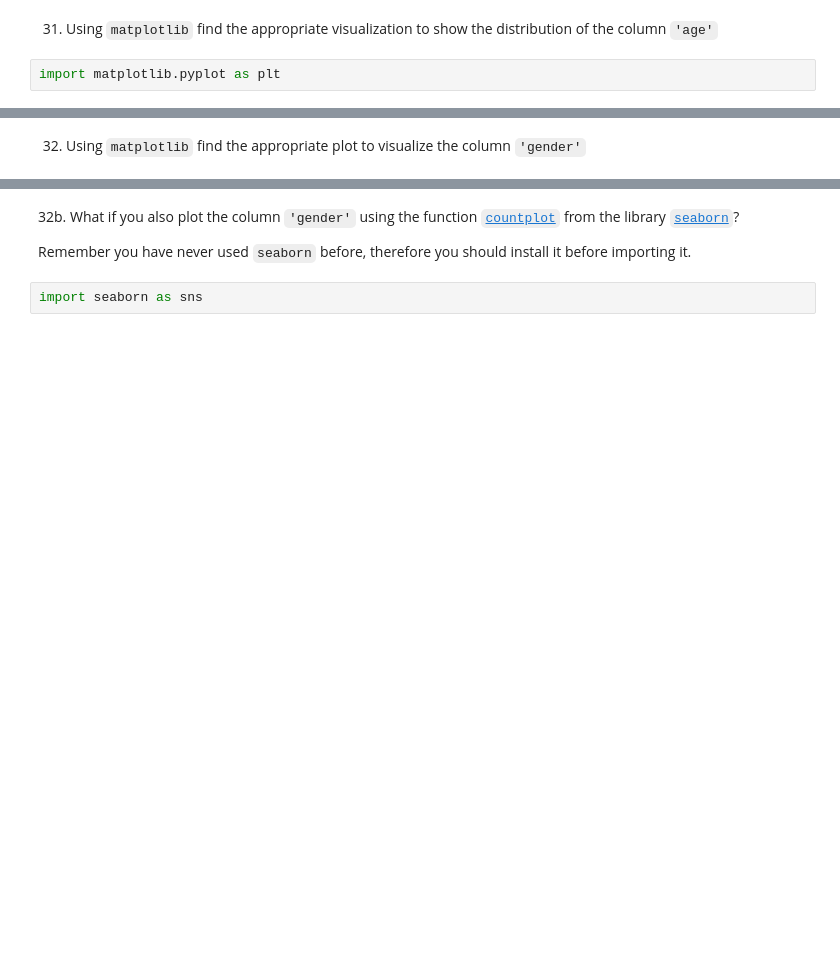
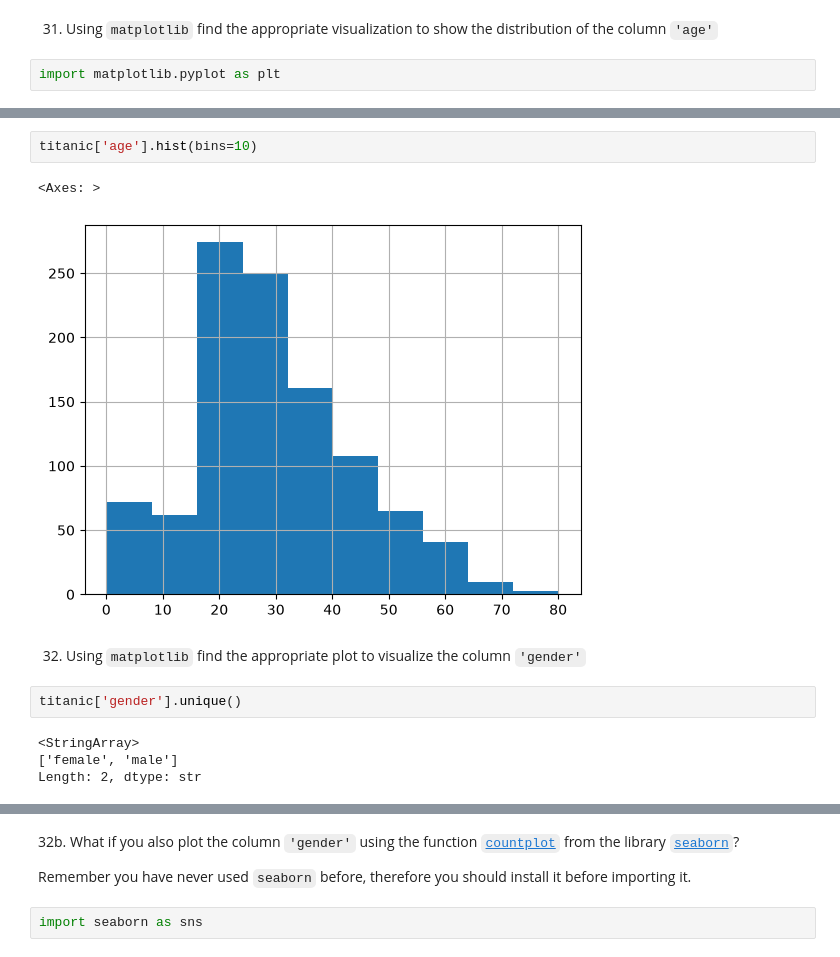
Before and after one commit to miguellafuente50-sudo/2026-10-BILBAO-FT-Data-Science, a Jupyter notebook: 2-Data_Analysis/2-Pandas/Practica/7-Titanic/Titanic-exercise.ipynb, the cells around one changed output, grey strips where cells are left out. Saved outputs shown, nothing was run; the diff lists cells and outputs as text; blank space fills up the shorter version.

```diff
--- a/2-Data_Analysis/2-Pandas/Practica/7-Titanic/Titanic-exercise.ipynb
+++ b/2-Data_Analysis/2-Pandas/Practica/7-Titanic/Titanic-exercise.ipynb
@@ -107,2 +740,13 @@ import matplotlib.pyplot as plt
+# %%
+titanic['age'].hist(bins=10)
+# %% [output]
+<Axes: >
+[figure, added]
 # %% [markdown]
 32. Using `matplotlib` find the appropriate plot to visualize the column `'gender'`
+# %%
+titanic['gender'].unique()
+# %% [output]
+<StringArray>
+['female', 'male']
+Length: 2, dtype: str
```
Also changed, not shown: parts of 75 cells of this notebook, 27 other files.
